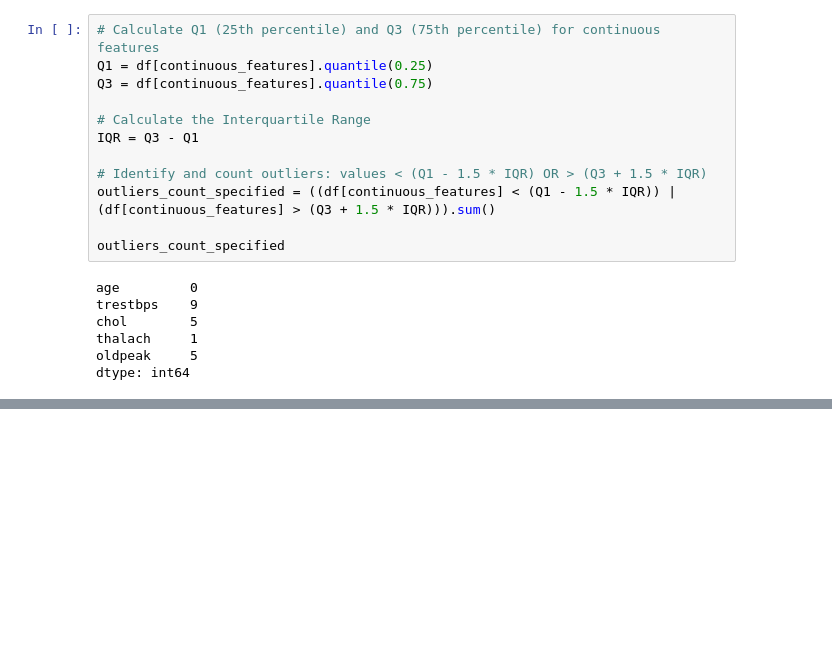
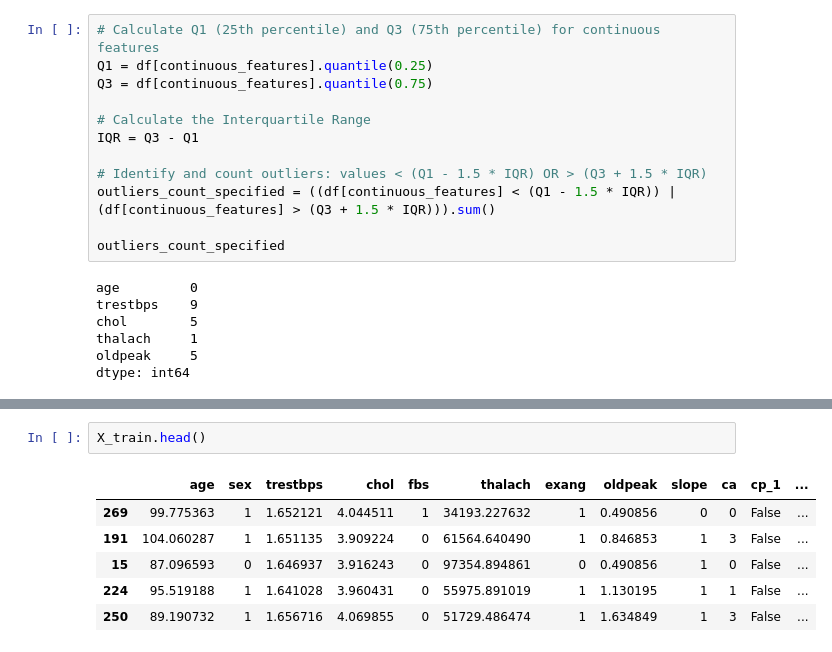
Before and after one commit to space0032/Tutudude_DataScience, a Jupyter notebook: Assingment 7/Cardic.ipynb, the cells around one changed output, grey strips where cells are left out. Saved outputs shown, nothing was run; the diff lists cells and outputs as text; blank space fills up the shorter version.

```diff
--- a/Assingment 7/Cardic.ipynb
+++ b/Assingment 7/Cardic.ipynb
@@ -294,0 +381,9 @@ dtype: int64
+# %%
+X_train.head()
+# %% [output]
+|  | age | sex | trestbps | chol | fbs | thalach | exang | oldpeak | slope | ca | cp_1 | ... |
+| 269 | 99.775363 | 1 | 1.652121 | 4.044511 | 1 | 34193.227632 | 1 | 0.490856 | 0 | 0 | False | ... |
+| 191 | 104.060287 | 1 | 1.651135 | 3.909224 | 0 | 61564.640490 | 1 | 0.846853 | 1 | 3 | False | ... |
+| 15 | 87.096593 | 0 | 1.646937 | 3.916243 | 0 | 97354.894861 | 0 | 0.490856 | 1 | 0 | False | ... |
+| 224 | 95.519188 | 1 | 1.641028 | 3.960431 | 0 | 55975.891019 | 1 | 1.130195 | 1 | 1 | False | ... |
+| 250 | 89.190732 | 1 | 1.656716 | 4.069855 | 0 | 51729.486474 | 1 | 1.634849 | 1 | 3 | False | ... |
```
Also changed, not shown: parts of 5 cells of this notebook, 2 other files.
